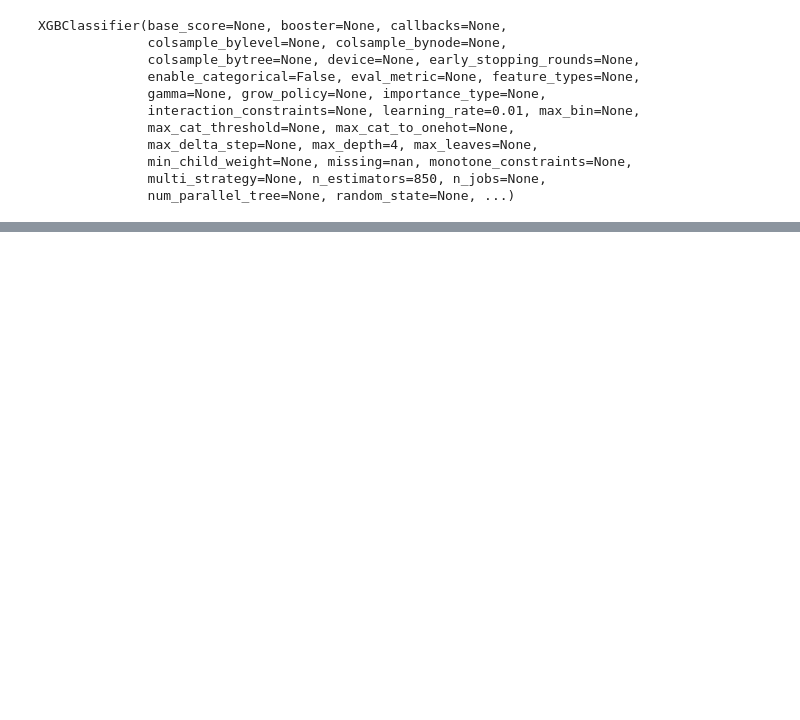
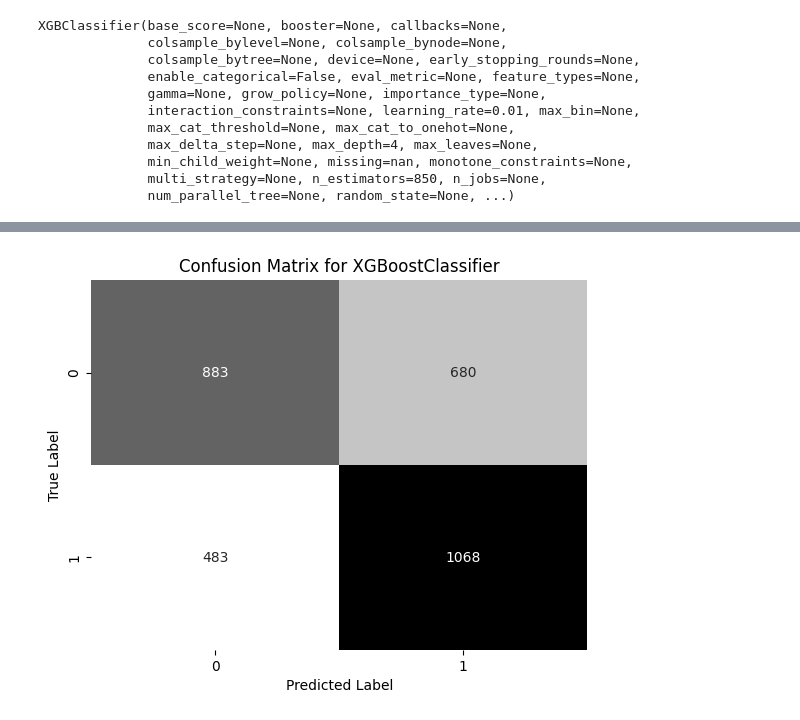
Before and after one commit to AbraaoCG/EEL891_ML_projects, a Jupyter notebook: trabalho_1/test_models_prepare.ipynb, the cells around one changed output, grey strips where cells are left out. Cells and saved outputs as stored; diff of their text form; code cells hidden in the pictures; blank space fills up the shorter version.

```diff
--- a/trabalho_1/test_models_prepare.ipynb
+++ b/trabalho_1/test_models_prepare.ipynb
@@ -295,0 +646,14 @@ weighted avg       0.61      0.61      0.61      3114
+# %%
+bestXgbModel = XGBClassifier(base_score=None, booster=None, callbacks=None,
+              colsample_bylevel=None, colsample_bynode=None,
+              colsample_bytree=None, device=None, early_stopping_rounds=None,
+              enable_categorical=False, eval_metric=None, feature_types=None,
+              gamma=None, grow_policy=None, importance_type=None,
+              interaction_constraints=None, learning_rate=0.01, max_bin=None,
+              max_cat_threshold=None, max_cat_to_onehot=None,
+              max_delta_step=None, max_depth=4, max_leaves=None,
+              min_child_weight=None, monotone_constraints=None,
+              multi_strategy=None, n_estimators=850, n_jobs=None,
+              num_parallel_tree=None, random_state=None)
+# %%
+bestXgbModel.fit(X_blc, y_blc)
@@ -295,0 +672,13 @@ weighted avg       0.61      0.61      0.61      3114
+# %%
+y_pred = bestXgbModel.predict(X_test_scaled)
+# %%
+from sklearn.metrics import confusion_matrix
+conf_matrix = confusion_matrix(y_test_old, y_pred)
+# %%
+sns.heatmap(conf_matrix, annot=True, fmt='d', cmap='Greys', cbar=False)
+plt.title('Confusion Matrix for XGBoostClassifier')
+plt.xlabel('Predicted Label')
+plt.ylabel('True Label')
+plt.show()
+# %% [output]
+[figure, added]
```
Also changed, not shown: parts of 55 cells of this notebook, 22 other files.
